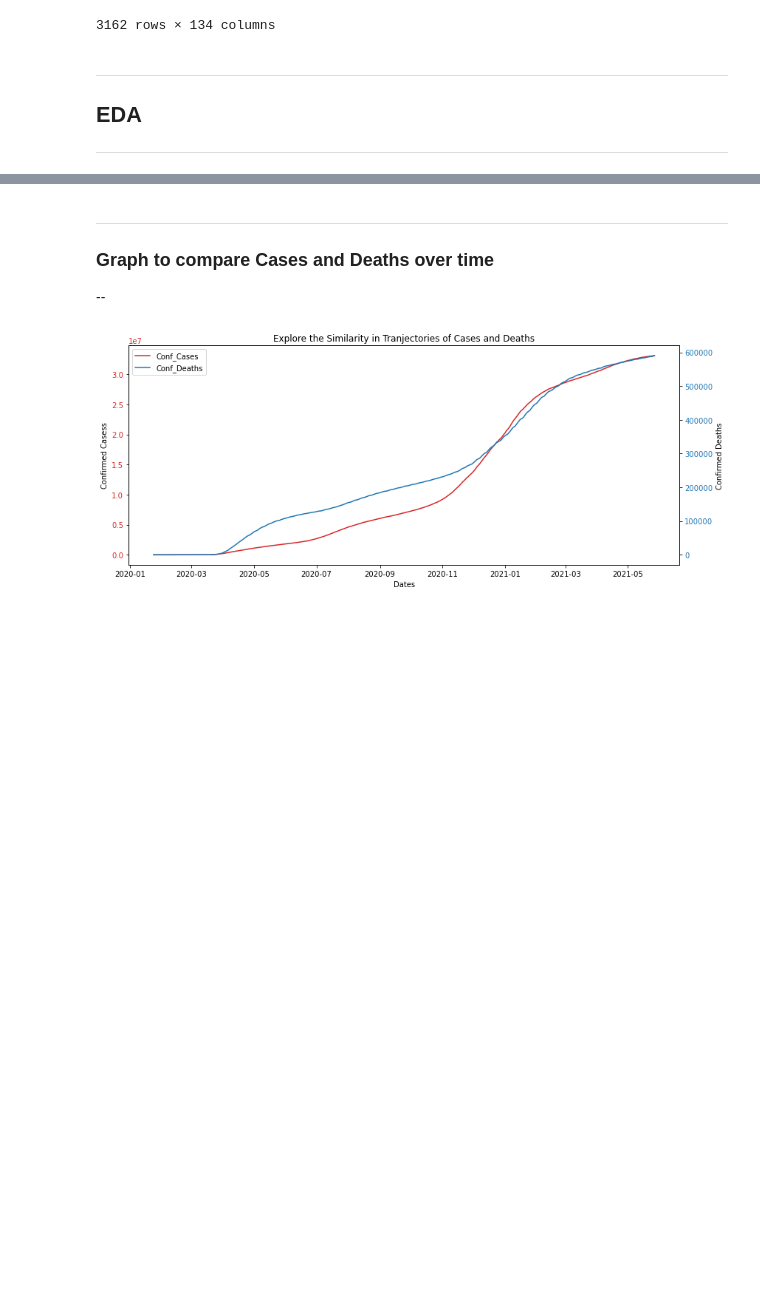
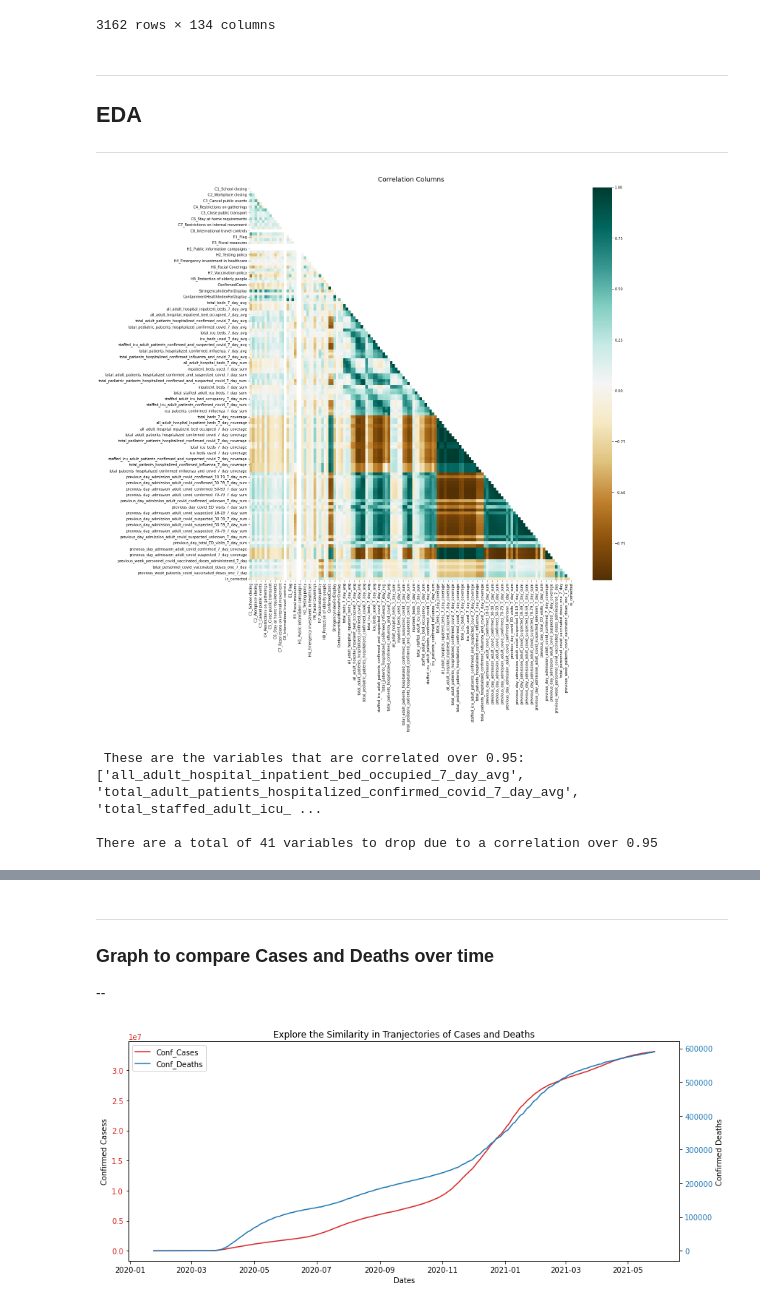
Before and after one commit to justinehly/covid_capstone, a Jupyter notebook: Python/Capstone A - COVID-19.ipynb, the cells around one changed output, grey strips where cells are left out. Cells and saved outputs as stored; diff of their text form; code cells hidden in the pictures; blank space fills up the shorter version.

```diff
--- a/Python/Capstone A - COVID-19.ipynb
+++ b/Python/Capstone A - COVID-19.ipynb
@@ -580,3 +580,42 @@ covid
 ---
 ## EDA
 ---
+# %%
+# look at correlation plot
+
+corr = covid.corr()
+matrix = np.triu(corr)
+
+
+f, ax = plt.subplots(figsize=(20,20))
+heatmap = sns.heatmap(corr, annot=False, mask=matrix, cmap='BrBG')
+heatmap.set_title('Correlation Columns', fontdict={'fontsize':18}, pad=16);
+plt.show()
+# %% [output]
+[figure, added]
+# %%
+# automating the process of removing highly correlated variables
+# returns a list of features that are correlated above the percentage fed into the function
+def auto_corr(data, corr_percentage):
+    corr_matrix = data.corr().abs() #get the correlation matrix with absolute values
+
+    # select just the upper triangle of the correlation matrix
+    upper_tri = corr_matrix.where(np.triu(np.ones(corr_matrix.shape), k=1).astype(bool))
+    #print(upper_tri) # view the columns
+
+    # get columns with over 0.95 (95%) correlation
+
+    #use list comprehension to get a list of ultra high correlated variables
+    to_drop = [col for col in upper_tri.columns if any(upper_tri[col] > corr_percentage)]
+
+    # print list of variables to drop from dataframe
+    print('\n These are the variables that are correlated over %s:' % corr_percentage,to_drop)
+    corrs = len(to_drop)
+    print('\nThere are a total of %d variables to drop due to a correlation over %s' % (corrs, corr_percentage))
+    return to_drop
+
+correlated_features = auto_corr(covid, 0.95)
+# %% [output]
+ These are the variables that are correlated over 0.95: ['all_adult_hospital_inpatient_bed_occupied_7_day_avg', 'total_adult_patients_hospitalized_confirmed_covid_7_day_avg', 'total_staffed_adult_icu_ ...
+
+There are a total of 41 variables to drop due to a correlation over 0.95
```
Also changed, not shown: parts of 1 cell of this notebook.
